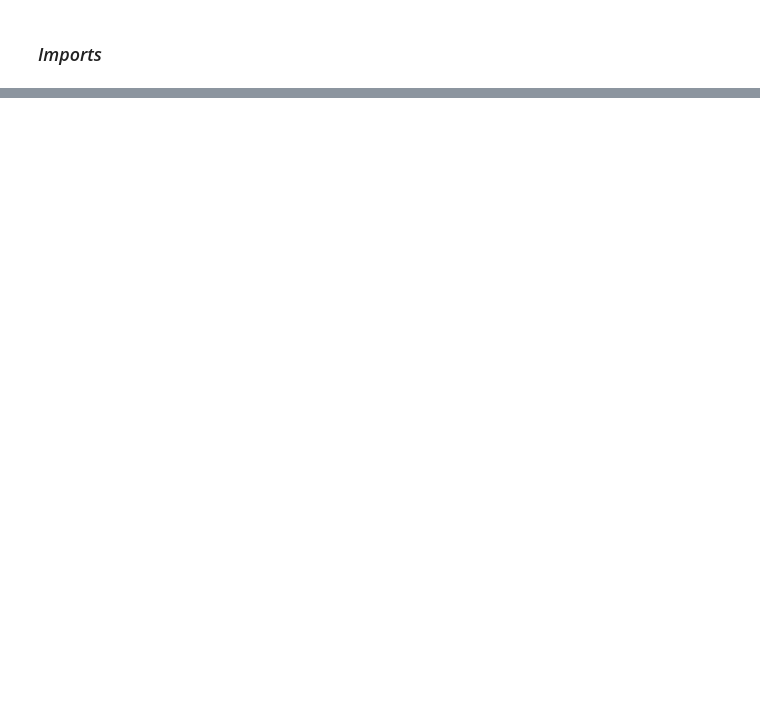
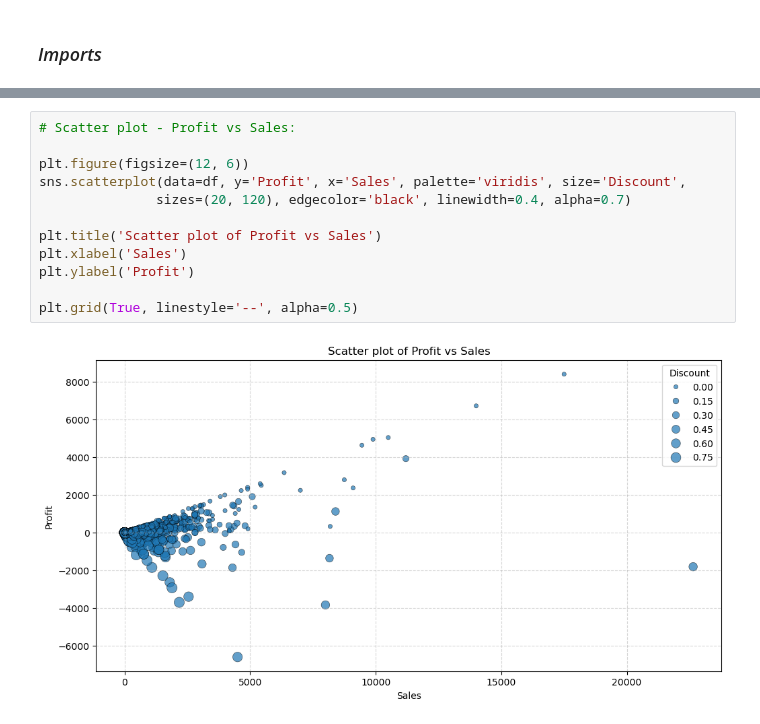
Before and after one commit to Kristinawk/final_project_ETL_Analytics, a Jupyter notebook: notebooks/02_preliminary_eda.ipynb, the cells around one changed output, grey strips where cells are left out. Drawn from its saved outputs; the diff is of its cells as text; blank space fills up the shorter version.

```diff
--- a/notebooks/02_preliminary_eda.ipynb
+++ b/notebooks/02_preliminary_eda.ipynb
@@ -58,0 +138,14 @@ cat_vars = [col for col in df.columns if col not in num_vars]
+# %%
+# Scatter plot - Profit vs Sales:
+
+plt.figure(figsize=(12, 6))
+sns.scatterplot(data=df, y='Profit', x='Sales', palette='viridis', size='Discount',
+               sizes=(20, 120), edgecolor='black', linewidth=0.4, alpha=0.7)
+
+plt.title('Scatter plot of Profit vs Sales')
+plt.xlabel('Sales')
+plt.ylabel('Profit')
+
+plt.grid(True, linestyle='--', alpha=0.5)
+# %% [output]
+[figure, added]
```
Also changed, not shown: parts of 36 cells of this notebook, 2 other files.
